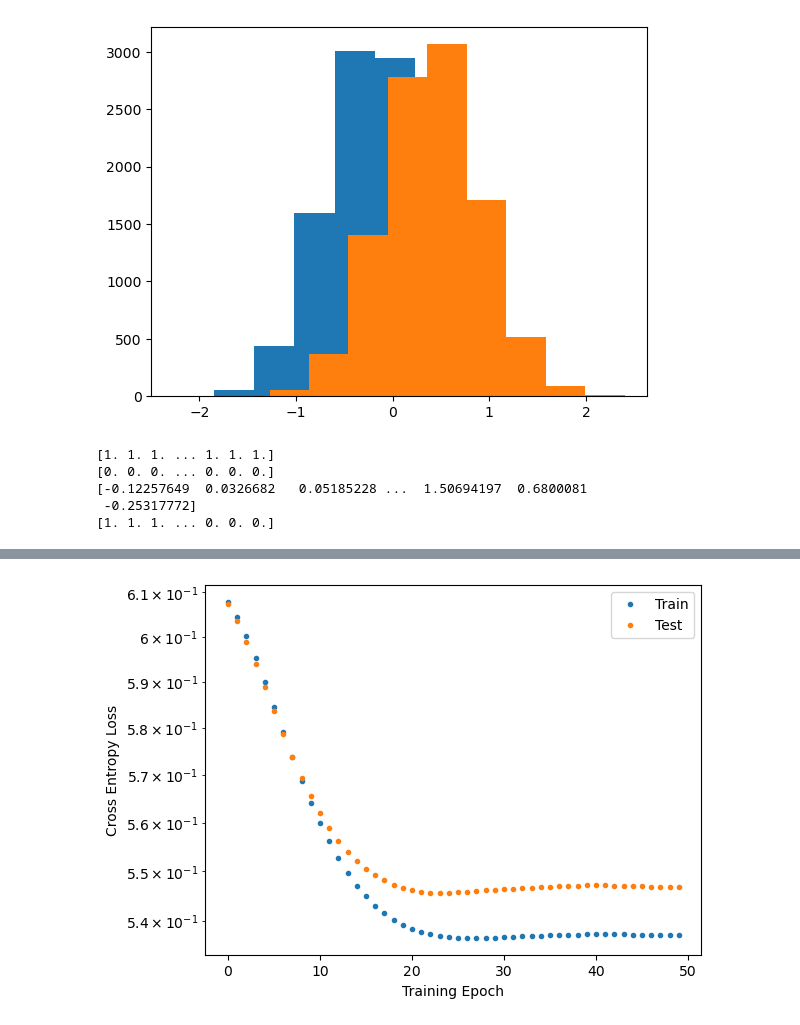
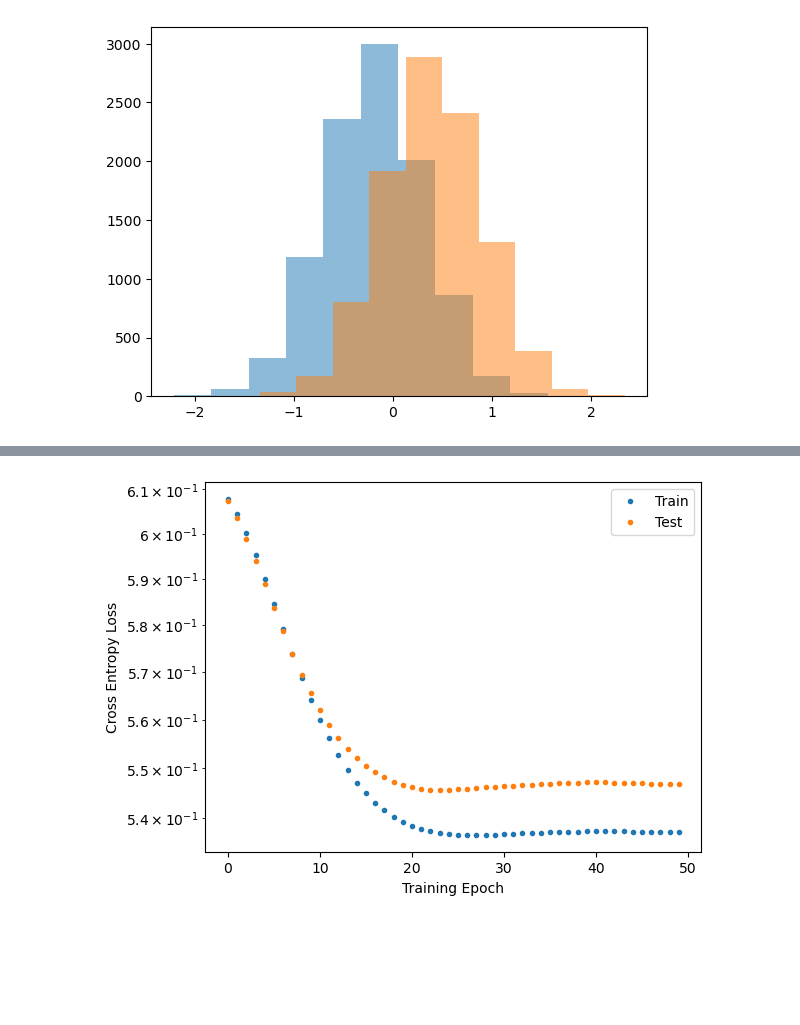
Before and after one commit to scipp-atlas/cabin-notebooks, a Jupyter notebook: LearningCuts.ipynb, the cells around one changed output, grey strips where cells are left out. Drawn from its saved outputs; the diff is of its cells as text; code cells hidden in the pictures; blank space fills up the shorter version.

```diff
--- a/LearningCuts.ipynb
+++ b/LearningCuts.ipynb
@@ -17,25 +17,16 @@ import math
 # %%
 N=10000
 x_signal=-0.2+0.5*np.random.randn(N)
 y_signal=np.ones(N)
 x_backgr=0.4+0.5*np.random.randn(N)
 y_backgr=np.zeros(N)
-plt.hist(x_signal)
-plt.hist(x_backgr)
+plt.hist(x_signal,alpha=0.5)
+plt.hist(x_backgr,alpha=0.5)
 plt.show()
-print(y_signal)
-print(y_backgr)
 x=np.concatenate((x_signal,x_backgr))
 y=np.concatenate((y_signal,y_backgr))
-print(x)
-print(y)
 # %% [output]
-[figure, old version]
+[figure, new version]
-[1. 1. 1. ... 1. 1. 1.]
-[0. 0. 0. ... 0. 0. 0.]
-[-0.12257649  0.0326682   0.05185228 ...  1.50694197  0.6800081
- -0.25317772]
-[1. 1. 1. ... 0. 0. 0.]
 # %%
 x_train, x_test, y_train, y_test = train_test_split(x, y, test_size=0.20, random_state=42)
 # %%
```
Also changed, not shown: parts of 14 cells of this notebook.
